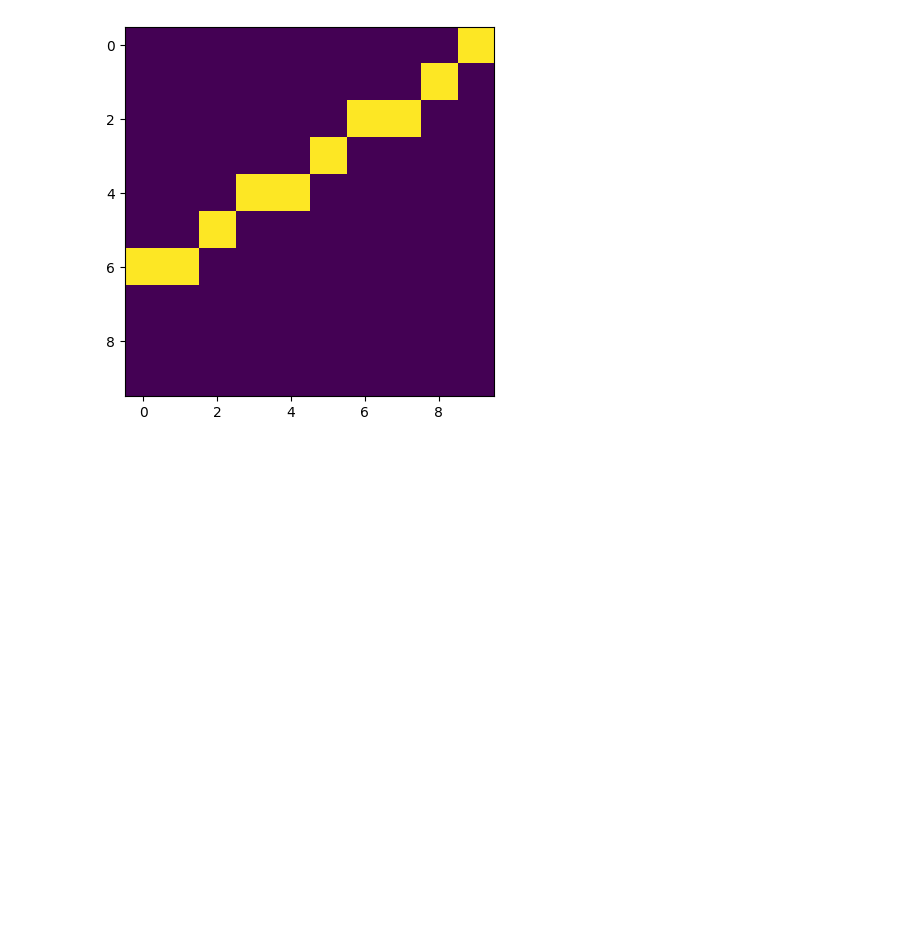
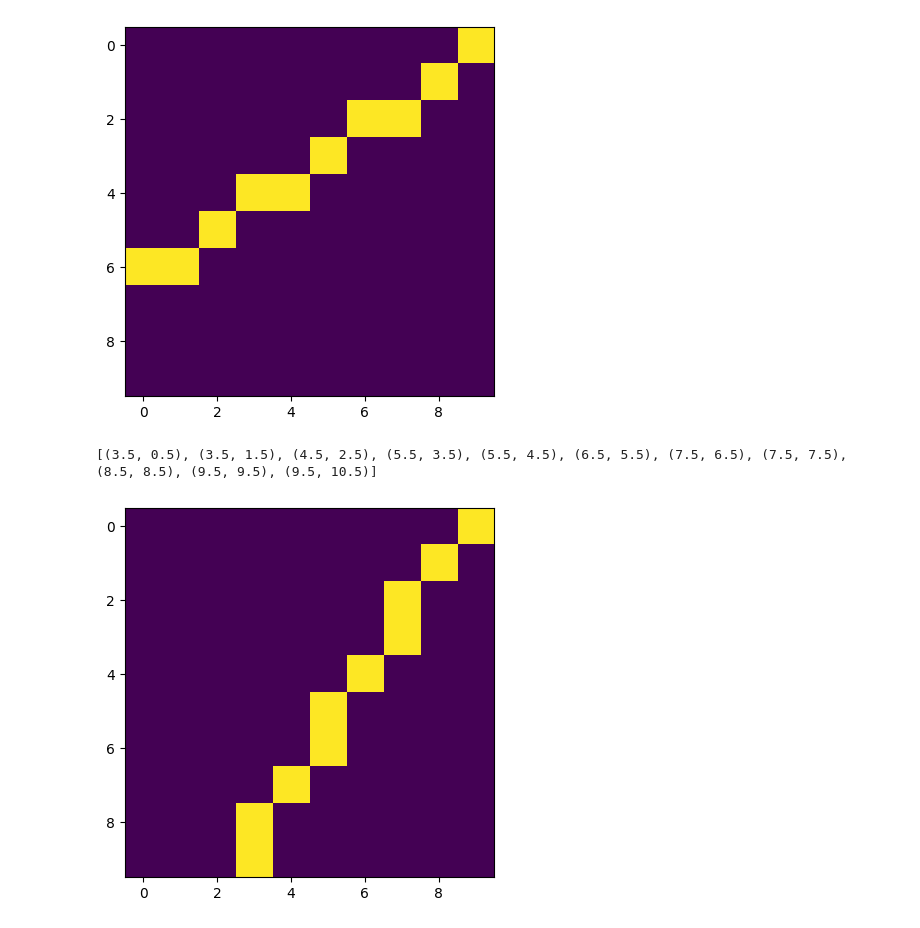
Before and after one commit to Beloin/PythonGraphicLibrary, a Jupyter notebook: test.ipynb, the cells around one changed output. Cells and saved outputs as stored; diff of their text form; code cells hidden in the pictures; blank space fills up the shorter version.

```diff
--- a/test.ipynb
+++ b/test.ipynb
@@ -11,12 +11,12 @@ def convert_img(matrix):
             mx2[line_index][column] = matrix[line][column]
     return mx2
 # %%
-scale = 10
+scale_x = 10
 scale_y = 10
 # norm_vec: Vector = (.3, .2), (.7, .8)
 norm_vec: Vector = (0, 0), (.8, .8)
-mx = [[0 for _ in range(scale)] for _ in range(scale_y)]
-points = raster(norm_vec, (scale, scale_y))
+mx = [[0 for _ in range(scale_x)] for _ in range(scale_y)]
+points = raster(norm_vec, (scale_x, scale_y))
 
 for x, y in points:
     x = math.floor(x)
@@ -39,8 +39,8 @@ plt.show()
 ### Para realizar os testes a seguir devera adicionar a escala da normalizacao de 0 a 1
 # %%
 def raster_vector(vector: Vector):
-    mx = [[0 for _ in range(scale)] for _ in range(scale_y)]
-    points = raster(vector, (scale, scale_y))
+    mx = [[0 for _ in range(scale_x)] for _ in range(scale_y)]
+    points = raster(vector, (scale_x, scale_y))
     print(points)
     for x, y in points:
         x = math.floor(x)
@@ -115,3 +115,10 @@ plt.show()
 # %% [output]
 [(0.5, 3.5), (1.5, 3.5), (2.5, 4.5), (3.5, 5.5), (4.5, 5.5), (5.5, 6.5), (6.5, 7.5), (7.5, 7.5), (8.5, 8.5), (9.5, 9.5), (10.5, 10.5)]
 [figure]
+# %%
+vec = (.3, 0), (1, 1)
+plt.imshow(convert_img(raster_vector(vec)), interpolation='nearest')
+plt.show()
+# %% [output]
+[(3.5, 0.5), (3.5, 1.5), (4.5, 2.5), (5.5, 3.5), (5.5, 4.5), (6.5, 5.5), (7.5, 6.5), (7.5, 7.5), (8.5, 8.5), (9.5, 9.5), (9.5, 10.5)]
+[figure, added]
```
Also changed, not shown: parts of 2 cells of this notebook, 1 other file.
